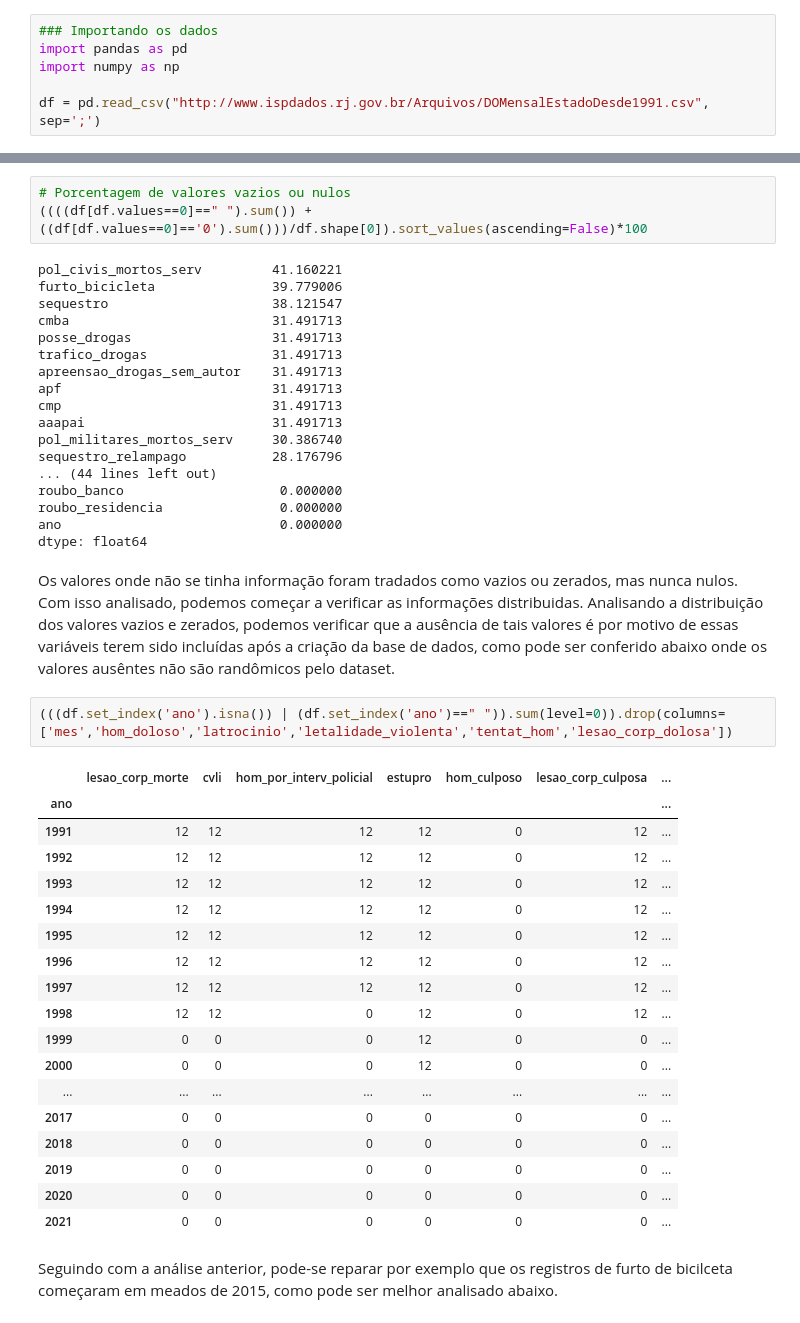
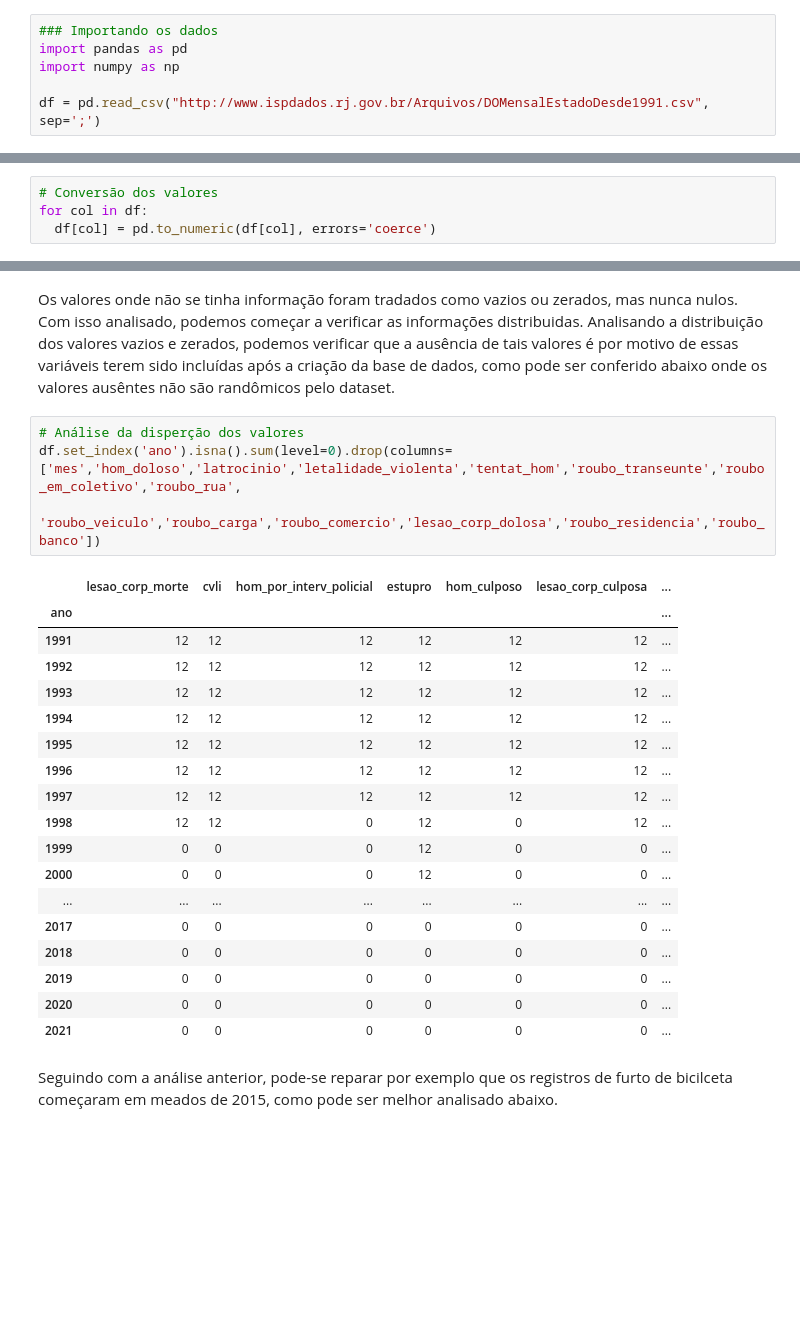
Before and after one commit to GabrielCheu/Data-Science-Projects, a Jupyter notebook: Analisando_a_Violência_no_Rio_de_Janeiro.ipynb, the cells around one changed output, grey strips where cells are left out. Cells and saved outputs as stored; diff of their text form; blank space fills up the shorter version.

```diff
--- a/Analisando_a_Violência_no_Rio_de_Janeiro.ipynb
+++ b/Analisando_a_Violência_no_Rio_de_Janeiro.ipynb
@@ -92,3 +92,7 @@ df.tail()
+# %%
+# Conversão dos valores
+for col in df:
+  df[col] = pd.to_numeric(df[col], errors='coerce')
 # %%
 #Porcentagem de valores ausentes
 (df.isnull().sum()/df.shape[0]).sort_values(ascending=False)*100
@@ -112,40 +116,21 @@ ano                           0.0
 dtype: float64
-# %%
-# Porcentagem de valores vazios ou nulos
-((((df[df.values==0]==" ").sum()) + ((df[df.values==0]=='0').sum()))/df.shape[0]).sort_values(ascending=False)*100
-# %% [output]
-pol_civis_mortos_serv         41.160221
-furto_bicicleta               39.779006
-sequestro                     38.121547
-cmba                          31.491713
-posse_drogas                  31.491713
-trafico_drogas                31.491713
-apreensao_drogas_sem_autor    31.491713
-apf                           31.491713
-cmp                           31.491713
-aaapai                        31.491713
-pol_militares_mortos_serv     30.386740
-sequestro_relampago           28.176796
-... (44 lines left out)
-roubo_banco                    0.000000
-roubo_residencia               0.000000
-ano                            0.000000
-dtype: float64
 # %% [markdown]
 Os valores onde não se tinha informação foram tradados como vazios ou zerados, mas nunca nulos. Com isso analisado, podemos começar a verificar as informações distribuidas.
 Analisando a distribuição dos valores vazios e zerados, podemos verificar que a ausência de tais valores é por motivo de essas variáveis terem sido incluídas após a criação da base de dados, como pode ser conferido abaixo onde os valores ausêntes não são randômicos pelo dataset.
 # %%
-(((df.set_index('ano').isna()) | (df.set_index('ano')==" ")).sum(level=0)).drop(columns=['mes','hom_doloso','latrocinio','letalidade_violenta','tentat_hom','lesao_corp_dolosa'])
+# Análise da disperção dos valores
+df.set_index('ano').isna().sum(level=0).drop(columns=['mes','hom_doloso','latrocinio','letalidade_violenta','tentat_hom','roubo_transeunte','roubo_em_coletivo','roubo_rua',
+                                                      'roubo_veiculo','roubo_carga','roubo_comercio','lesao_corp_dolosa','roubo_residencia','roubo_banco'])
 # %% [output]
 |  | lesao_corp_morte | cvli | hom_por_interv_policial | estupro | hom_culposo | lesao_corp_culposa | ... |
 | ano |  |  |  |  |  |  | ... |
-| 1991 | 12 | 12 | 12 | 12 | 0 | 12 | ... |
-| 1992 | 12 | 12 | 12 | 12 | 0 | 12 | ... |
-| 1993 | 12 | 12 | 12 | 12 | 0 | 12 | ... |
-| 1994 | 12 | 12 | 12 | 12 | 0 | 12 | ... |
-| 1995 | 12 | 12 | 12 | 12 | 0 | 12 | ... |
-| 1996 | 12 | 12 | 12 | 12 | 0 | 12 | ... |
-| 1997 | 12 | 12 | 12 | 12 | 0 | 12 | ... |
+| 1991 | 12 | 12 | 12 | 12 | 12 | 12 | ... |
+| 1992 | 12 | 12 | 12 | 12 | 12 | 12 | ... |
+| 1993 | 12 | 12 | 12 | 12 | 12 | 12 | ... |
+| 1994 | 12 | 12 | 12 | 12 | 12 | 12 | ... |
+| 1995 | 12 | 12 | 12 | 12 | 12 | 12 | ... |
+| 1996 | 12 | 12 | 12 | 12 | 12 | 12 | ... |
+| 1997 | 12 | 12 | 12 | 12 | 12 | 12 | ... |
 | 1998 | 12 | 12 | 0 | 12 | 0 | 12 | ... |
 | 1999 | 0 | 0 | 0 | 12 | 0 | 0 | ... |
 | 2000 | 0 | 0 | 0 | 12 | 0 | 0 | ... |
```
Also changed, not shown: parts of 22 cells of this notebook.
